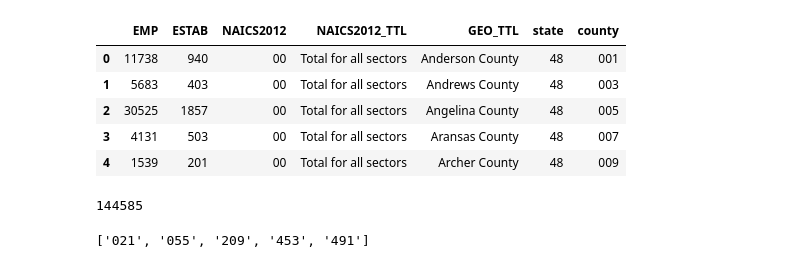
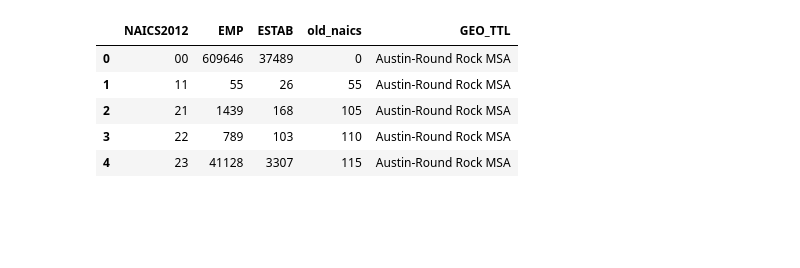
Before and after one commit to pksohn/county-business-patterns, a Jupyter notebook: notebooks/texas.ipynb, the cells around one changed output. Saved outputs shown, nothing was run; the diff lists cells and outputs as text; code cells hidden in the pictures; blank space fills up the shorter version.

Commit message:
Clean up Texas notebook

```diff
--- a/notebooks/texas.ipynb
+++ b/notebooks/texas.ipynb
@@ -16,20 +98,17 @@ texas = Counties(state_fips='48', read_from='csv', filepath='texas_cbp_2014.csv'
+# %%
+# Get 2006 data for change-over-time analysis
+texas06 = Counties(state_fips='48', year=2006, read_from='csv', filepath='texas_cbp_2006.csv')
+
+# Get Austin counties and aggregate to MSA
+austin_region_06 = texas06.two_digit(county=fips)
+austin_msa_06 = austin_region_06.groupby('NAICS2012',as_index=False).agg('sum')
+austin_msa_06['GEO_TTL'] = 'Austin-Round Rock MSA'
 # %%
-texas.head()
+austin_msa_06.head()
 # %% [output]
-|  | EMP | ESTAB | NAICS2012 | NAICS2012_TTL | GEO_TTL | state | county |
-| 0 | 11738 | 940 | 00 | Total for all sectors | Anderson County | 48 | 001 |
-| 1 | 5683 | 403 | 00 | Total for all sectors | Andrews County | 48 | 003 |
-| 2 | 30525 | 1857 | 00 | Total for all sectors | Angelina County | 48 | 005 |
-| 3 | 4131 | 503 | 00 | Total for all sectors | Aransas County | 48 | 007 |
-| 4 | 1539 | 201 | 00 | Total for all sectors | Archer County | 48 | 009 |
+|  | NAICS2012 | EMP | ESTAB | old_naics | GEO_TTL |
+| 0 | 00 | 609646 | 37489 | 0 | Austin-Round Rock MSA |
+| 1 | 11 | 55 | 26 | 55 | Austin-Round Rock MSA |
+| 2 | 21 | 1439 | 168 | 105 | Austin-Round Rock MSA |
+| 3 | 22 | 789 | 103 | 110 | Austin-Round Rock MSA |
+| 4 | 23 | 41128 | 3307 | 115 | Austin-Round Rock MSA |
-# %%
-len(texas)
-# %% [output]
-144585
-# %%
-fips = []
-for county in "Bastrop, Caldwell, Hays, Travis, Williamson".split(", "):
-    fips.append(texas[(texas.NAICS2012 == '00') & (texas.GEO_TTL.str.contains(county))]['county'].iloc[0])
-print fips
-# %% [output]
-['021', '055', '209', '453', '491']
```
Also changed, not shown: parts of 38 cells of this notebook.
